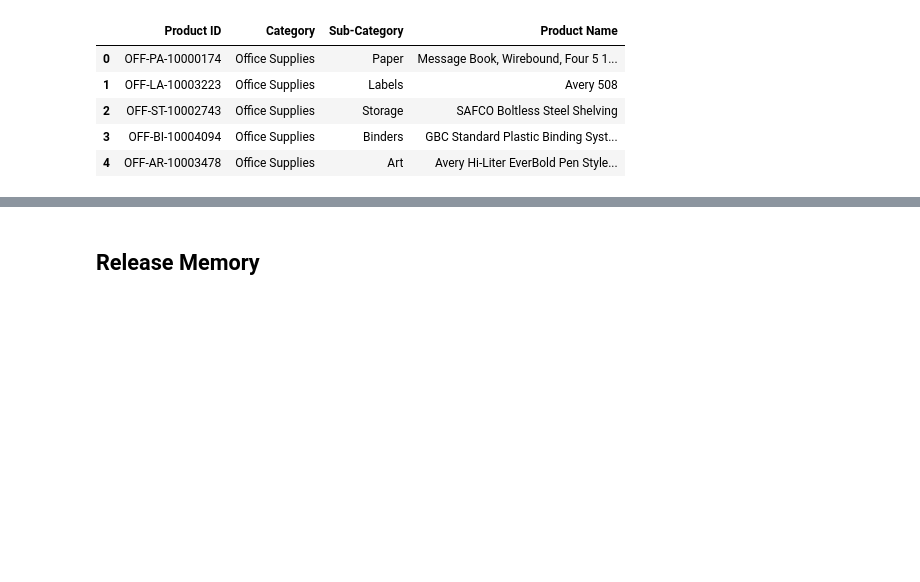
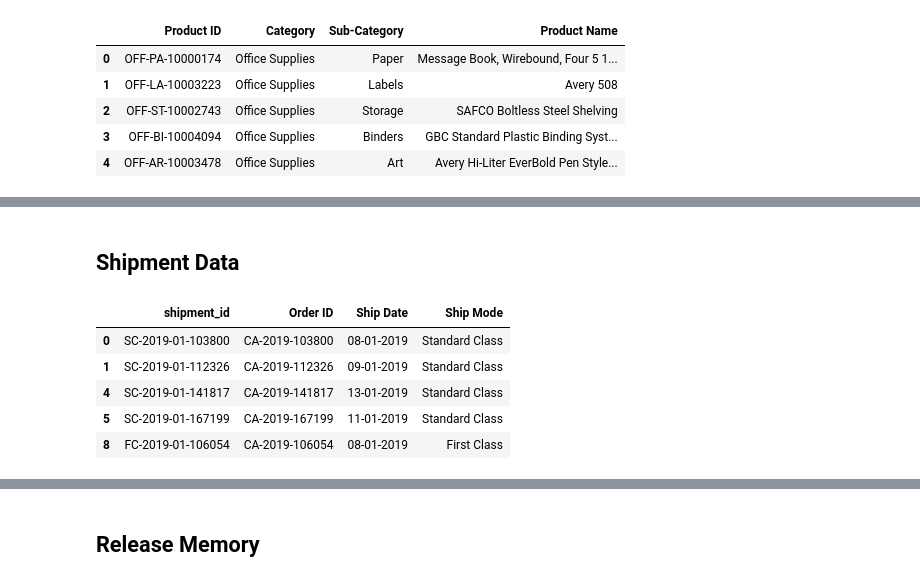
Before and after one commit to shashankraj1987/DE_CS_202309, a Jupyter notebook: Project/Final Codes/Gen_Master_Data.ipynb, the cells around one changed output, grey strips where cells are left out. Saved outputs shown, nothing was run; the diff lists cells and outputs as text; code cells hidden in the pictures; blank space fills up the shorter version.

```diff
--- a/Project/Solution/test_load_data.ipynb
+++ b/Project/Final Codes/Gen_Master_Data.ipynb
@@ -324,0 +397,13 @@ df_prod.head()
+# %% [markdown]
+## Shipment Data
+# %%
+df_ship =  mega_df.loc[:][['shipment_id','Order ID','Ship Date' ,'Ship Mode']].drop_duplicates()
+# %%
+df_ship.head()
+# %% [output]
+|  | shipment_id | Order ID | Ship Date | Ship Mode |
+| 0 | SC-2019-01-103800 | CA-2019-103800 | 08-01-2019 | Standard Class |
+| 1 | SC-2019-01-112326 | CA-2019-112326 | 09-01-2019 | Standard Class |
+| 4 | SC-2019-01-141817 | CA-2019-141817 | 13-01-2019 | Standard Class |
+| 5 | SC-2019-01-167199 | CA-2019-167199 | 11-01-2019 | Standard Class |
+| 8 | FC-2019-01-106054 | CA-2019-106054 | 08-01-2019 | First Class |
```
Also changed, not shown: parts of 35 cells of this notebook, 34 other files.
